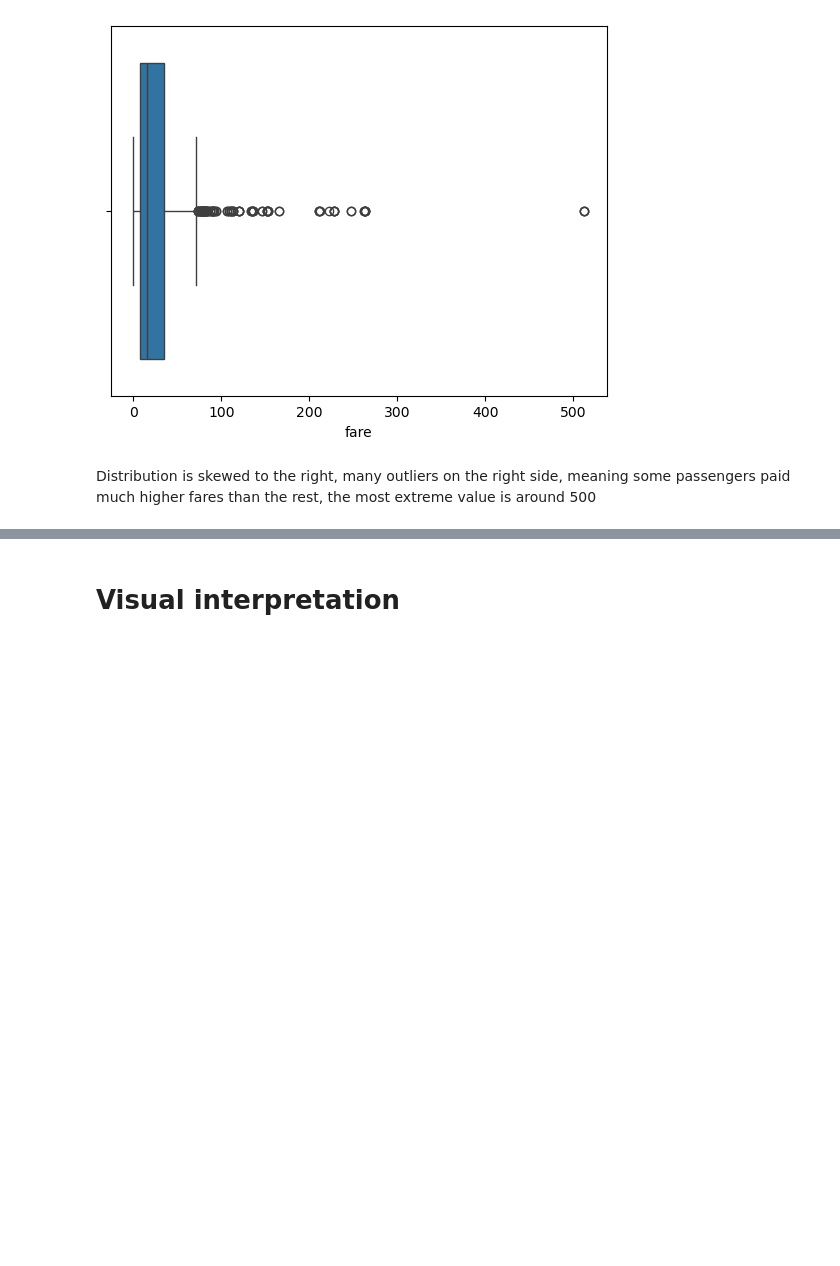
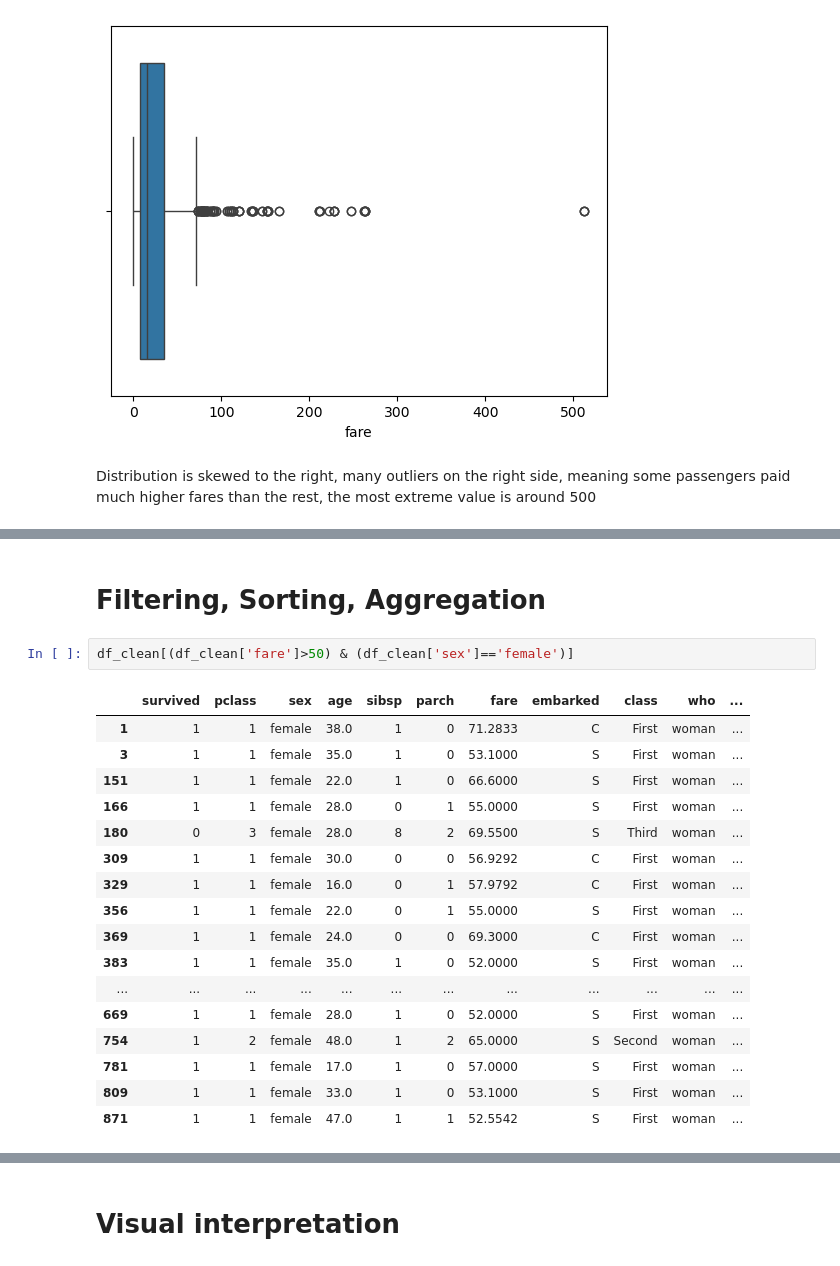
Before and after one commit to ElzaNiyazbekova/ML, a Jupyter notebook: 1.ipynb, the cells around one changed output, grey strips where cells are left out. Cells and saved outputs as stored; diff of their text form; blank space fills up the shorter version.

```diff
--- a/1.ipynb
+++ b/1.ipynb
@@ -128,0 +129,22 @@ df_clean = df_clean[
+# %% [markdown]
+# Filtering, Sorting, Aggregation
+# %%
+df_clean[(df_clean['fare']>50) & (df_clean['sex']=='female')]
+# %% [output]
+|  | survived | pclass | sex | age | sibsp | parch | fare | embarked | class | who | ... |
+| 1 | 1 | 1 | female | 38.0 | 1 | 0 | 71.2833 | C | First | woman | ... |
+| 3 | 1 | 1 | female | 35.0 | 1 | 0 | 53.1000 | S | First | woman | ... |
+| 151 | 1 | 1 | female | 22.0 | 1 | 0 | 66.6000 | S | First | woman | ... |
+| 166 | 1 | 1 | female | 28.0 | 0 | 1 | 55.0000 | S | First | woman | ... |
+| 180 | 0 | 3 | female | 28.0 | 8 | 2 | 69.5500 | S | Third | woman | ... |
+| 309 | 1 | 1 | female | 30.0 | 0 | 0 | 56.9292 | C | First | woman | ... |
+| 329 | 1 | 1 | female | 16.0 | 0 | 1 | 57.9792 | C | First | woman | ... |
+| 356 | 1 | 1 | female | 22.0 | 0 | 1 | 55.0000 | S | First | woman | ... |
+| 369 | 1 | 1 | female | 24.0 | 0 | 0 | 69.3000 | C | First | woman | ... |
+| 383 | 1 | 1 | female | 35.0 | 1 | 0 | 52.0000 | S | First | woman | ... |
+| ... | ... | ... | ... | ... | ... | ... | ... | ... | ... | ... | ... |
+| 669 | 1 | 1 | female | 28.0 | 1 | 0 | 52.0000 | S | First | woman | ... |
+| 754 | 1 | 2 | female | 48.0 | 1 | 2 | 65.0000 | S | Second | woman | ... |
+| 781 | 1 | 1 | female | 17.0 | 1 | 0 | 57.0000 | S | First | woman | ... |
+| 809 | 1 | 1 | female | 33.0 | 1 | 0 | 53.1000 | S | First | woman | ... |
+| 871 | 1 | 1 | female | 47.0 | 1 | 1 | 52.5542 | S | First | woman | ... |
```
Also changed, not shown: parts of 4 cells of this notebook, 5 other files.
